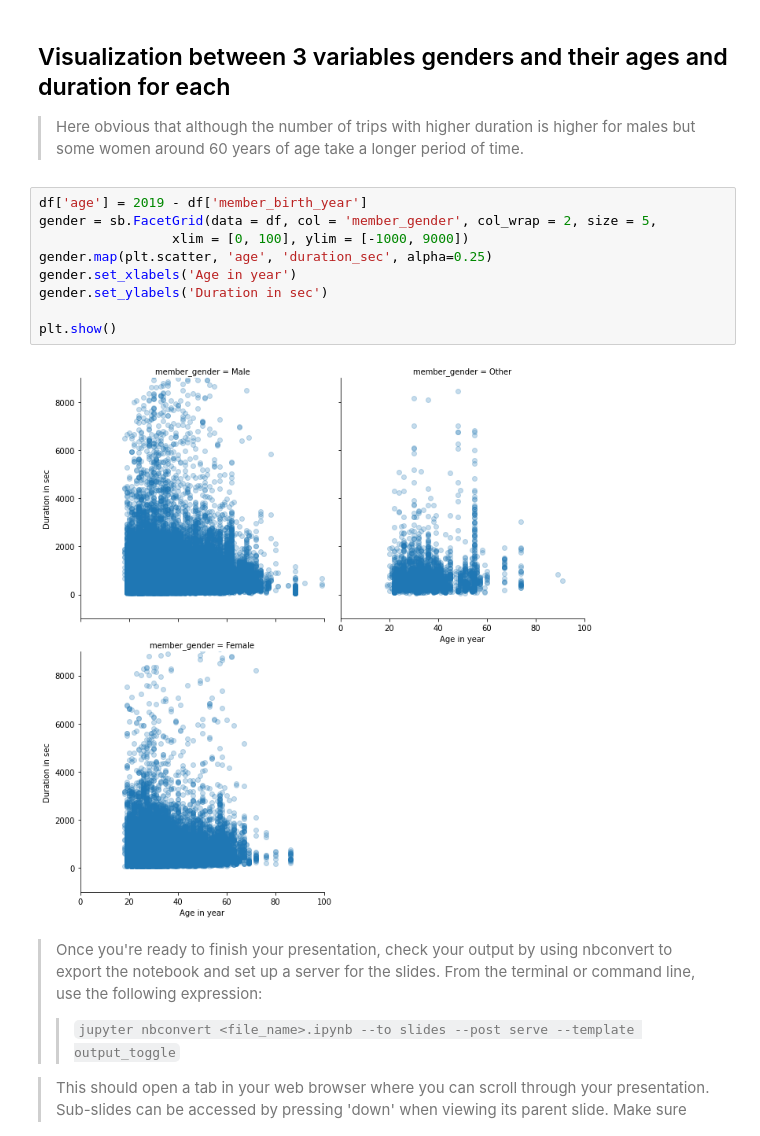
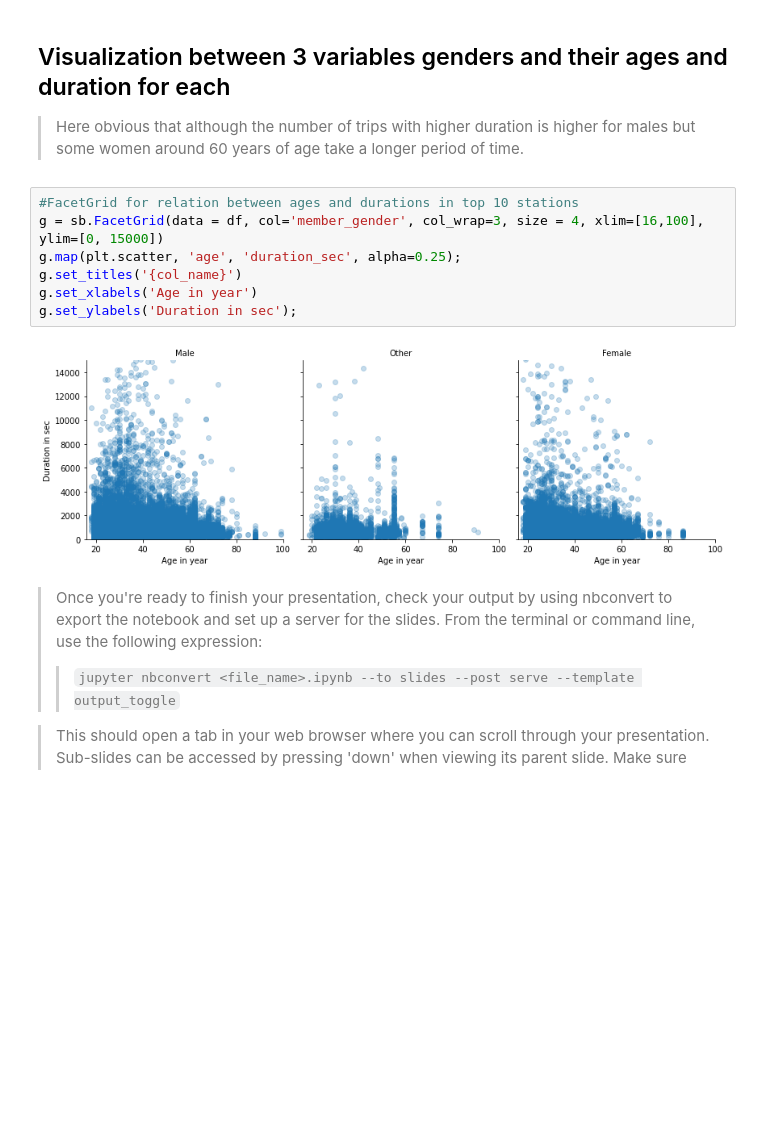
Before and after one commit to Mostafa502/Ford-gobike-Data-Analysis-Visualization, a Jupyter notebook: slide_deck_template.ipynb, the cells around one changed output. Drawn from its saved outputs; the diff is of its cells as text; blank space fills up the shorter version.

```diff
--- a/slide_deck_template.ipynb
+++ b/slide_deck_template.ipynb
@@ -70,16 +74,14 @@ g.set_titles('{col_name}')
 
 > Here obvious that although the number of trips with higher duration is higher for males but some women around 60 years of age take a longer period of time.
 # %%
-df['age'] = 2019 - df['member_birth_year']
-gender = sb.FacetGrid(data = df, col = 'member_gender', col_wrap = 2, size = 5,
-                 xlim = [0, 100], ylim = [-1000, 9000])
-gender.map(plt.scatter, 'age', 'duration_sec', alpha=0.25)
-gender.set_xlabels('Age in year')
-gender.set_ylabels('Duration in sec')
-
-plt.show()
+#FacetGrid for relation between ages and durations in top 10 stations
+g = sb.FacetGrid(data = df, col='member_gender', col_wrap=3, size = 4, xlim=[16,100], ylim=[0, 15000])
+g.map(plt.scatter, 'age', 'duration_sec', alpha=0.25);
+g.set_titles('{col_name}')
+g.set_xlabels('Age in year')
+g.set_ylabels('Duration in sec');
 # %% [output]
-[figure, old version]
+[figure, new version]
 # %% [markdown]
 > Once you're ready to finish your presentation, check your output by using
 nbconvert to export the notebook and set up a server for the slides. From the
```
Also changed, not shown: parts of 5 cells of this notebook.
